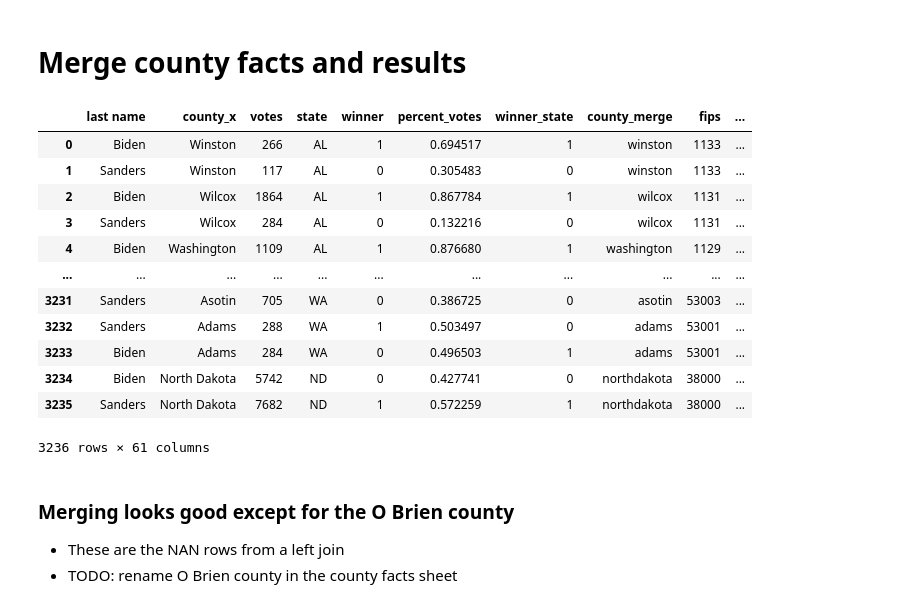
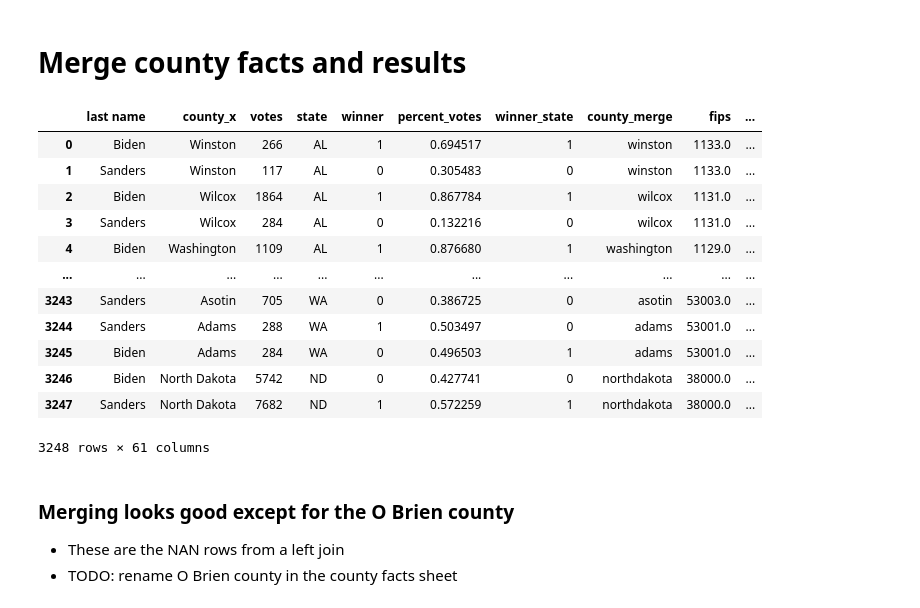
Before and after one commit to L0per/democratic-primary-predictions, a Jupyter notebook: data_processing.ipynb, the cells around one changed output. Cells and saved outputs as stored; diff of their text form; code cells hidden in the pictures.

```diff
--- a/data_processing.ipynb
+++ b/data_processing.ipynb
@@ -271,23 +275,23 @@ for index,row in county_facts.iterrows():
 # %% [markdown]
 # Merge county facts and results
 # %%
-merged = pd.merge(all_results_winners_state, county_facts, how='inner', on=['county_merge', 'state'])
+merged = pd.merge(all_results_winners_state, county_facts, how='left', on=['county_merge', 'state'])
 
 merged
 # %% [output]
 |  | last name | county_x | votes | state | winner | percent_votes | winner_state | county_merge | fips | ... |
-| 0 | Biden | Winston | 266 | AL | 1 | 0.694517 | 1 | winston | 1133 | ... |
-| 1 | Sanders | Winston | 117 | AL | 0 | 0.305483 | 0 | winston | 1133 | ... |
-| 2 | Biden | Wilcox | 1864 | AL | 1 | 0.867784 | 1 | wilcox | 1131 | ... |
-| 3 | Sanders | Wilcox | 284 | AL | 0 | 0.132216 | 0 | wilcox | 1131 | ... |
-| 4 | Biden | Washington | 1109 | AL | 1 | 0.876680 | 1 | washington | 1129 | ... |
+| 0 | Biden | Winston | 266 | AL | 1 | 0.694517 | 1 | winston | 1133.0 | ... |
+| 1 | Sanders | Winston | 117 | AL | 0 | 0.305483 | 0 | winston | 1133.0 | ... |
+| 2 | Biden | Wilcox | 1864 | AL | 1 | 0.867784 | 1 | wilcox | 1131.0 | ... |
+| 3 | Sanders | Wilcox | 284 | AL | 0 | 0.132216 | 0 | wilcox | 1131.0 | ... |
+| 4 | Biden | Washington | 1109 | AL | 1 | 0.876680 | 1 | washington | 1129.0 | ... |
 | ... | ... | ... | ... | ... | ... | ... | ... | ... | ... | ... |
-| 3231 | Sanders | Asotin | 705 | WA | 0 | 0.386725 | 0 | asotin | 53003 | ... |
-| 3232 | Sanders | Adams | 288 | WA | 1 | 0.503497 | 0 | adams | 53001 | ... |
-| 3233 | Biden | Adams | 284 | WA | 0 | 0.496503 | 1 | adams | 53001 | ... |
-| 3234 | Biden | North Dakota | 5742 | ND | 0 | 0.427741 | 0 | northdakota | 38000 | ... |
-| 3235 | Sanders | North Dakota | 7682 | ND | 1 | 0.572259 | 1 | northdakota | 38000 | ... |
+| 3243 | Sanders | Asotin | 705 | WA | 0 | 0.386725 | 0 | asotin | 53003.0 | ... |
+| 3244 | Sanders | Adams | 288 | WA | 1 | 0.503497 | 0 | adams | 53001.0 | ... |
+| 3245 | Biden | Adams | 284 | WA | 0 | 0.496503 | 1 | adams | 53001.0 | ... |
+| 3246 | Biden | North Dakota | 5742 | ND | 0 | 0.427741 | 0 | northdakota | 38000.0 | ... |
+| 3247 | Sanders | North Dakota | 7682 | ND | 1 | 0.572259 | 1 | northdakota | 38000.0 | ... |
-3236 rows × 61 columns
+3248 rows × 61 columns
 # %% [markdown]
 ### Merging looks good except for the O Brien county
 * These are the NAN rows from a left join
```
Also changed, not shown: parts of 3 cells of this notebook, 5 other files.
